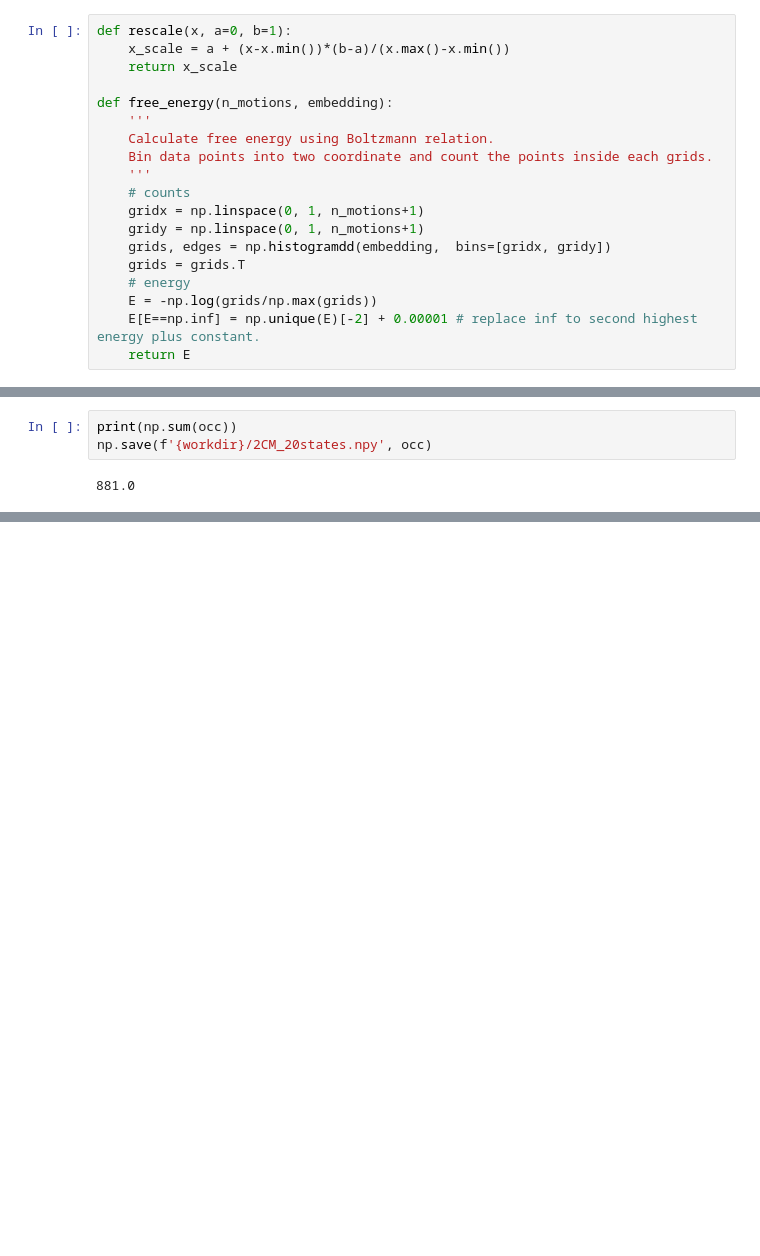
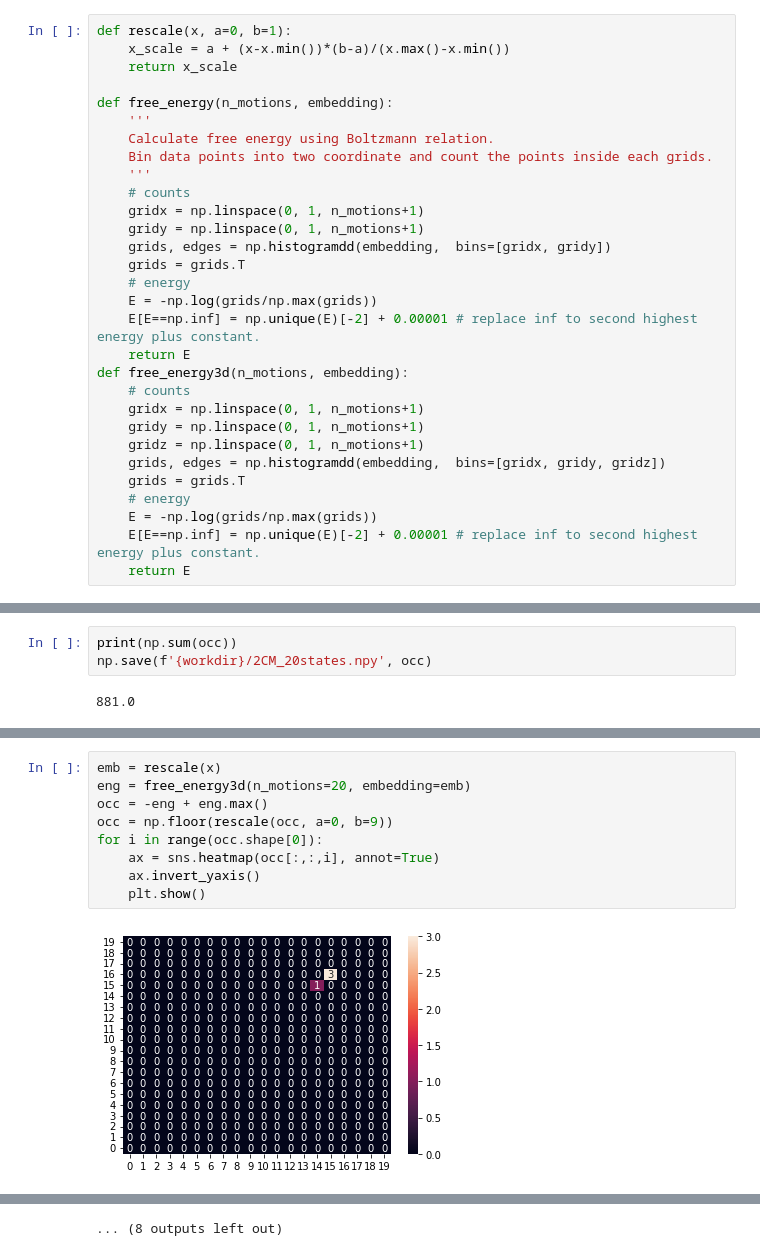
Before and after one commit to tengyulin/synth_cryoEM, a Jupyter notebook: 3_Occupancies/GenOccMap.ipynb, the cells around one changed output, grey strips where cells are left out. Cells and saved outputs as stored; diff of their text form; blank space fills up the shorter version.

```diff
--- a/3_Occupancies/GenOccMap.ipynb
+++ b/3_Occupancies/GenOccMap.ipynb
@@ -24,6 +29,17 @@ def free_energy(n_motions, embedding):
     E = -np.log(grids/np.max(grids))
     E[E==np.inf] = np.unique(E)[-2] + 0.00001 # replace inf to second highest energy plus constant.
     return E
+def free_energy3d(n_motions, embedding):
+    # counts
+    gridx = np.linspace(0, 1, n_motions+1)
+    gridy = np.linspace(0, 1, n_motions+1)
+    gridz = np.linspace(0, 1, n_motions+1)
+    grids, edges = np.histogramdd(embedding,  bins=[gridx, gridy, gridz])
+    grids = grids.T
+    # energy
+    E = -np.log(grids/np.max(grids))
+    E[E==np.inf] = np.unique(E)[-2] + 0.00001 # replace inf to second highest energy plus constant.
+    return E
 # %%
 workdir = '/home/danlin/synth_cryoEM/3_Occupancies'
 # %% [markdown]
@@ -110,0 +176,11 @@ ax.scatter(x[:,0], x[:,1], x[:,2], s=0.1)
+# %%
+emb = rescale(x)
+eng = free_energy3d(n_motions=20, embedding=emb)
+occ = -eng + eng.max()
+occ = np.floor(rescale(occ, a=0, b=9))
+for i in range(occ.shape[0]):
+    ax = sns.heatmap(occ[:,:,i], annot=True)
+    ax.invert_yaxis()
+    plt.show()
+# %% [output]
+[figure, added]
@@ -110,0 +198 @@ ax.scatter(x[:,0], x[:,1], x[:,2], s=0.1)
+... (8 outputs left out)
```
Also changed, not shown: parts of 20 cells of this notebook, 28 other files.
